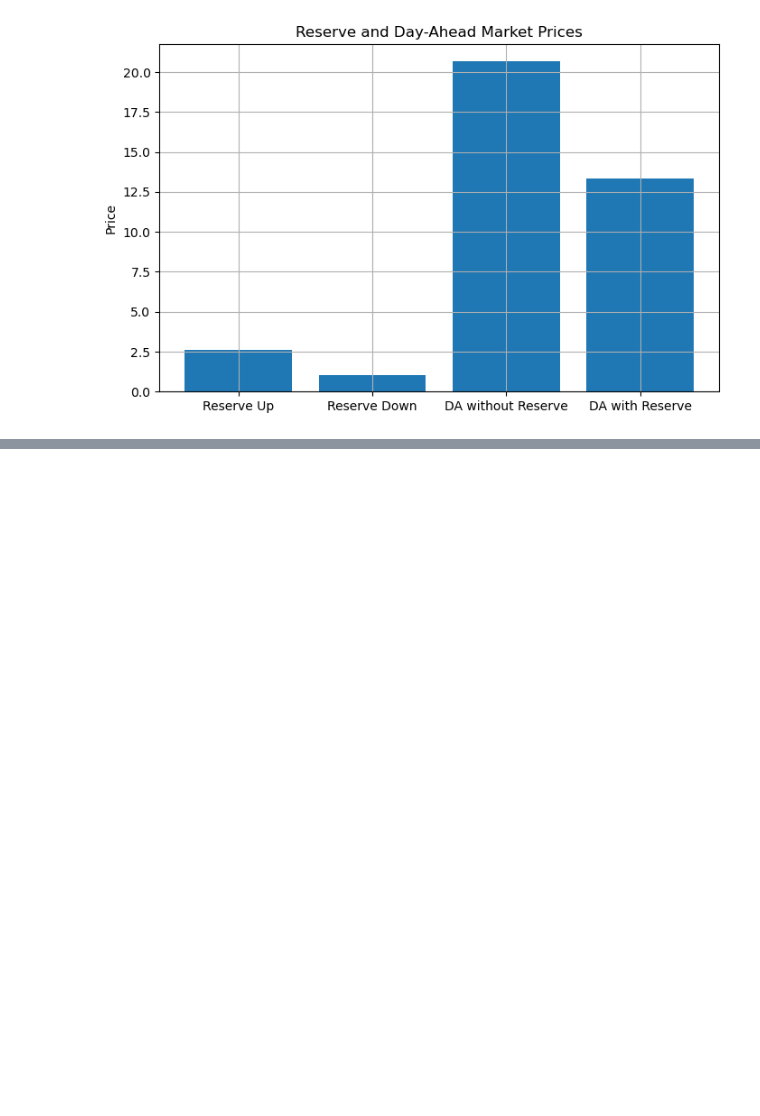
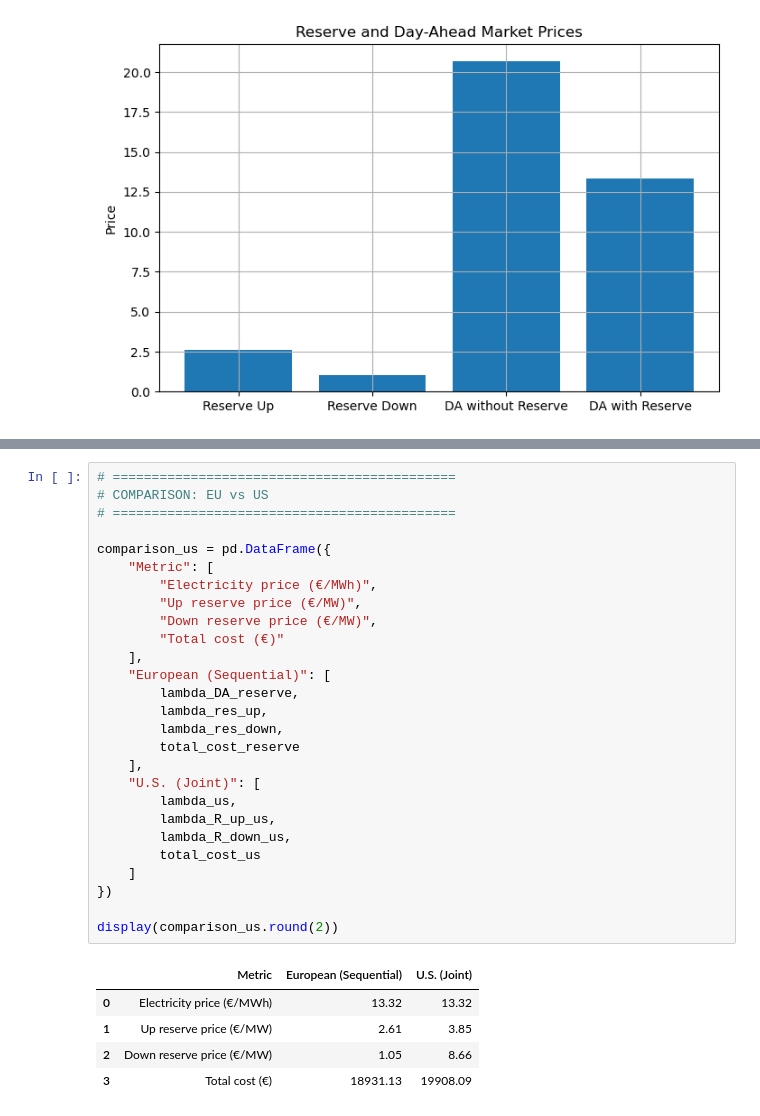
Before and after one commit to KonstantinosKountras/46755-electricity-market-clearing_Asgn1, a Jupyter notebook: Assignment1_6ReserveMarket.ipynb, the cells around one changed output, grey strips where cells are left out. Drawn from its saved outputs; the diff is of its cells as text; blank space fills up the shorter version.

```diff
--- a/Assignment1_6ReserveMarket.ipynb
+++ b/Assignment1_6ReserveMarket.ipynb
@@ -951,0 +1103,33 @@ plt.show()
+# %%
+# ============================================
+# COMPARISON: EU vs US
+# ============================================
+
+comparison_us = pd.DataFrame({
+    "Metric": [
+        "Electricity price (€/MWh)",
+        "Up reserve price (€/MW)",
+        "Down reserve price (€/MW)",
+        "Total cost (€)"
+    ],
+    "European (Sequential)": [
+        lambda_DA_reserve,
+        lambda_res_up,
+        lambda_res_down,
+        total_cost_reserve
+    ],
+    "U.S. (Joint)": [
+        lambda_us,
+        lambda_R_up_us,
+        lambda_R_down_us,
+        total_cost_us
+    ]
+})
+
+display(comparison_us.round(2))
+# %% [output]
+|  | Metric | European (Sequential) | U.S. (Joint) |
+| 0 | Electricity price (€/MWh) | 13.32 | 13.32 |
+| 1 | Up reserve price (€/MW) | 2.61 | 3.85 |
+| 2 | Down reserve price (€/MW) | 1.05 | 8.66 |
+| 3 | Total cost (€) | 18931.13 | 19908.09 |
```
Also changed, not shown: parts of 5 cells of this notebook.
